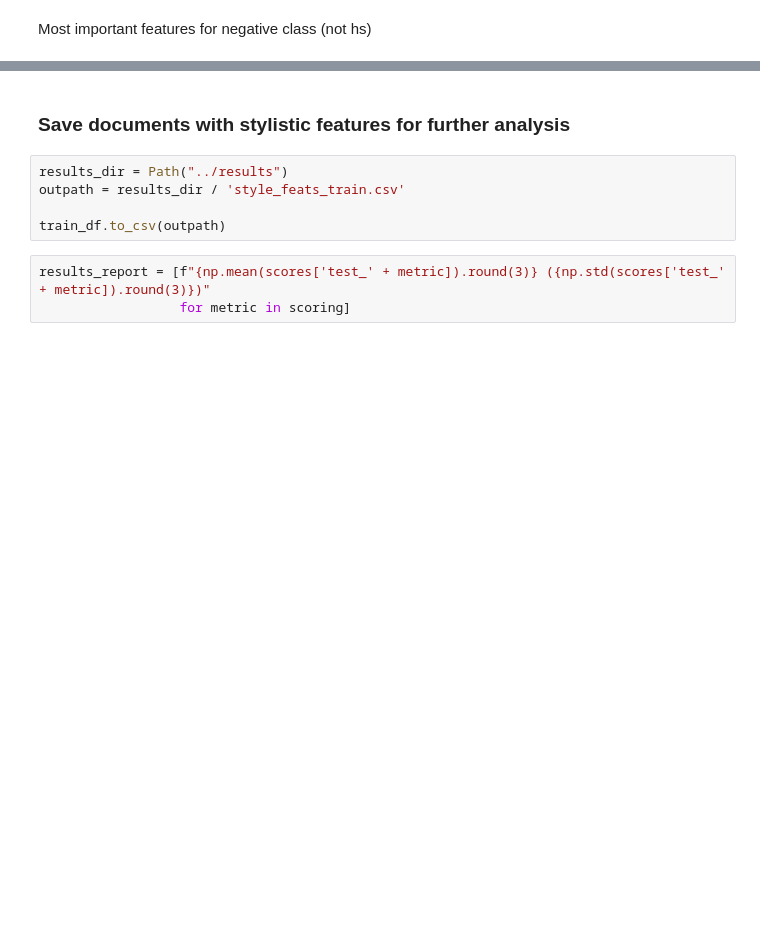
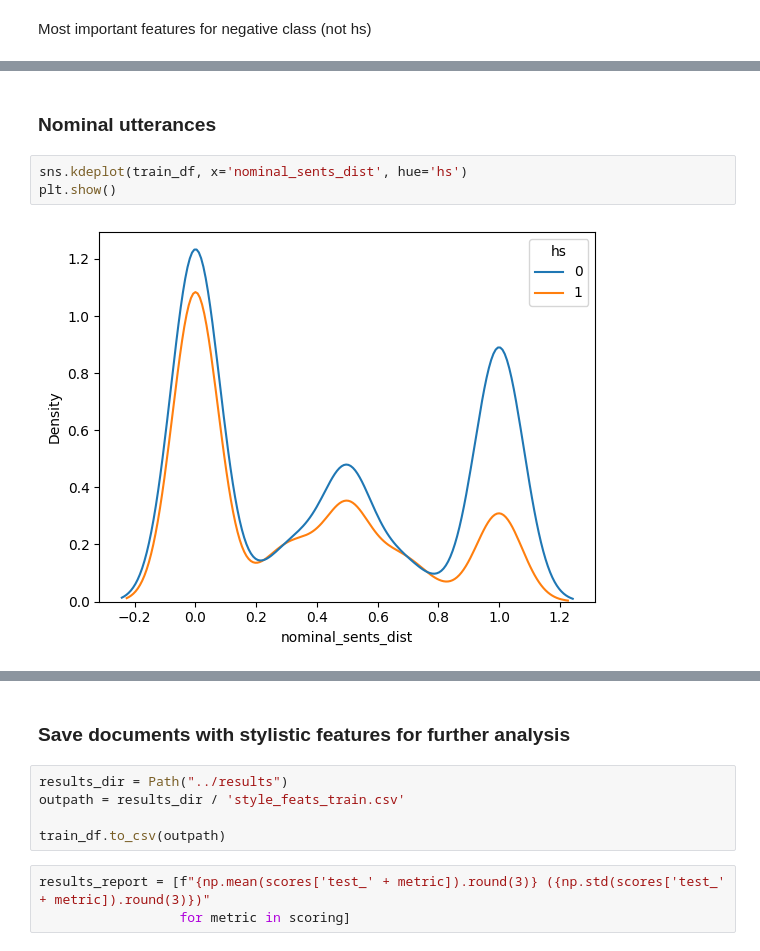
Before and after one commit to g-fabiani4-unipi/txa_project, a Jupyter notebook: src/style_analysis.ipynb, the cells around one changed output, grey strips where cells are left out. Saved outputs shown, nothing was run; the diff lists cells and outputs as text; blank space fills up the shorter version.

```diff
--- a/src/style_analysis.ipynb
+++ b/src/style_analysis.ipynb
@@ -555,0 +556,7 @@ feat_importance.sort_values('coef', ascending=True).head()
+# %% [markdown]
+### Nominal utterances
+# %%
+sns.kdeplot(train_df, x='nominal_sents_dist', hue='hs')
+plt.show()
+# %% [output]
+[figure, added]
```
Also changed, not shown: parts of 15 cells of this notebook, 3 other files.
